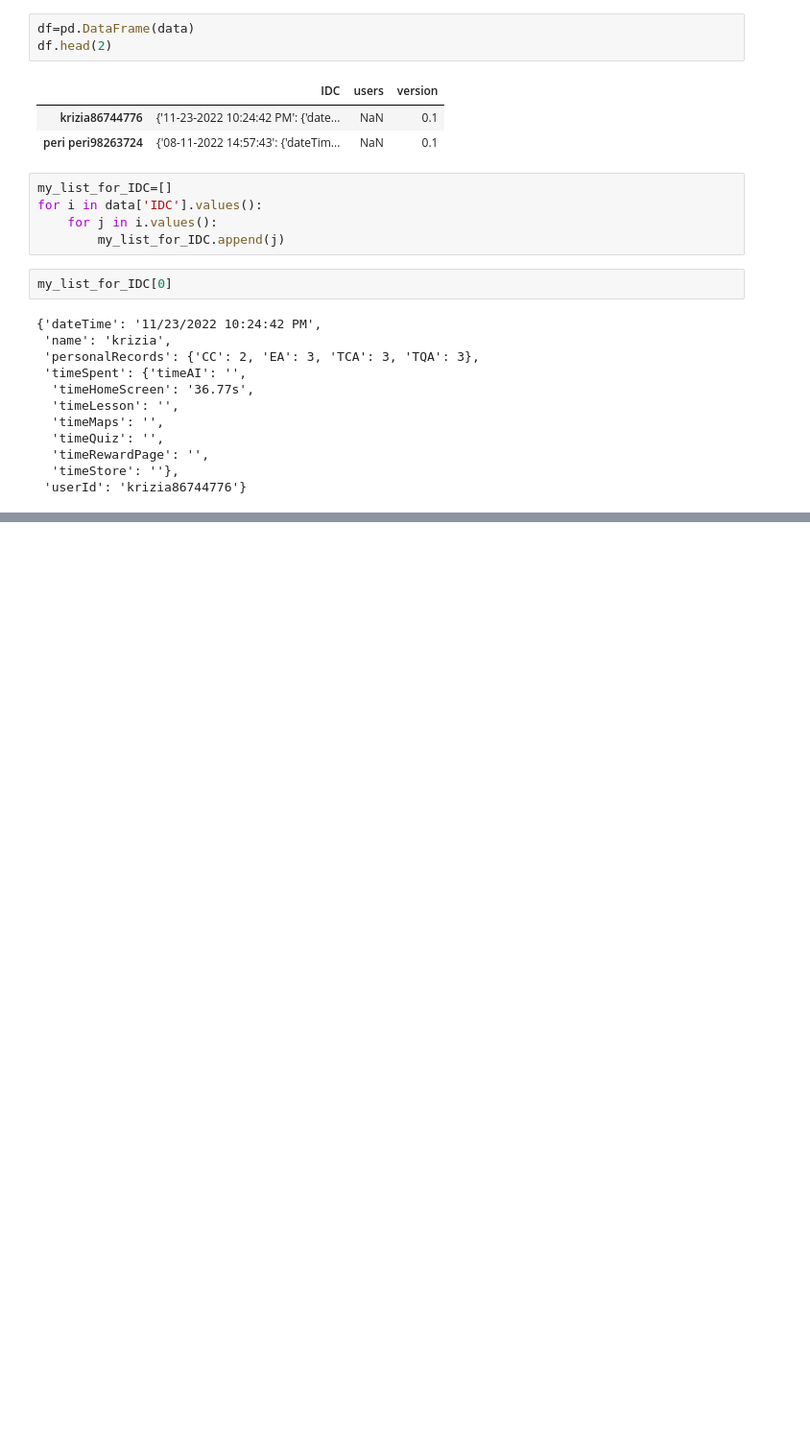
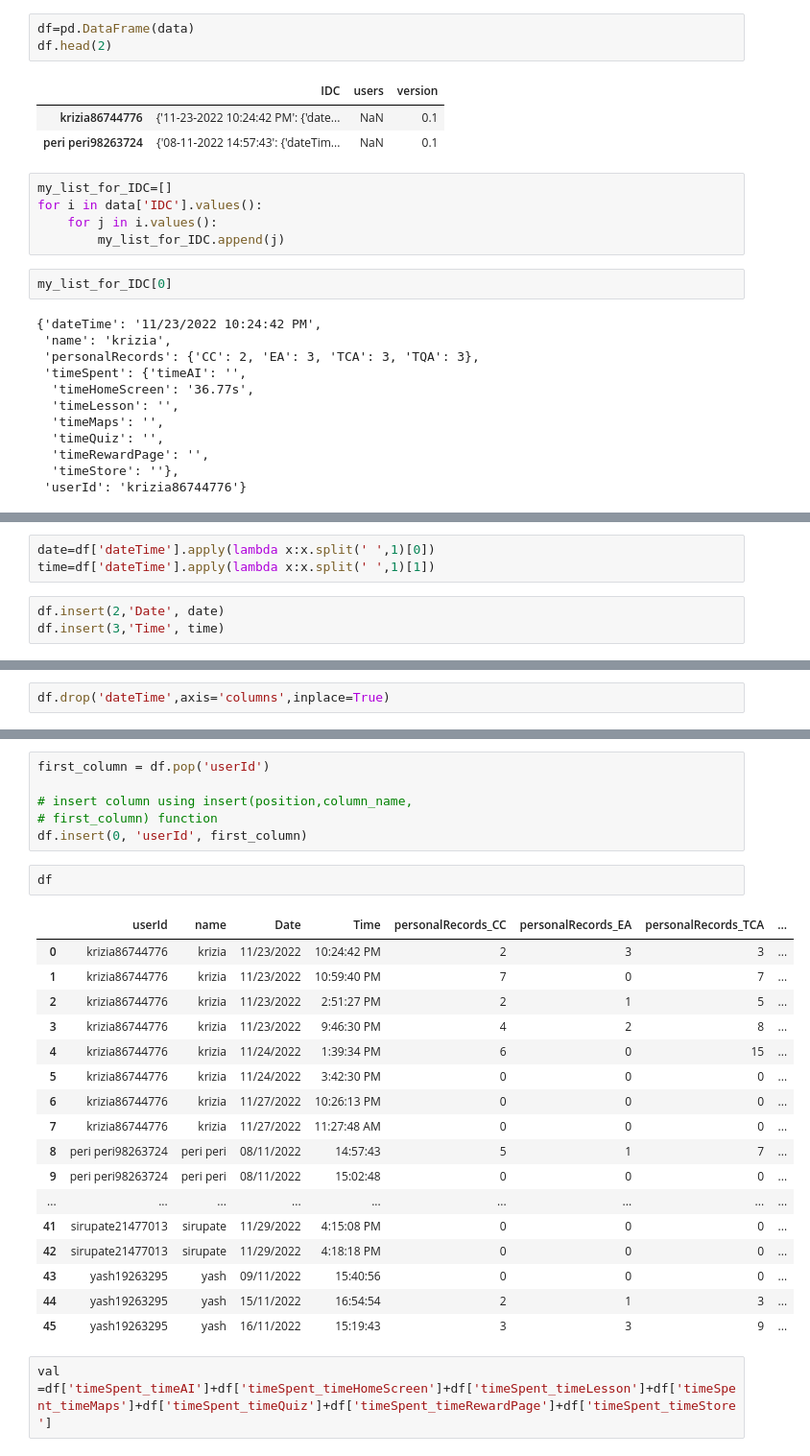
Before and after one commit to Aayush181509/Plotly_Dash_Assignment_for_Otermans, a Jupyter notebook: data_processing.ipynb, the cells around one changed output, grey strips where cells are left out. Shown at 96% size. Saved outputs shown, nothing was run; the diff lists cells and outputs as text; blank space fills up the shorter version.

```diff
--- a/data_processing.ipynb
+++ b/data_processing.ipynb
@@ -45,0 +144,6 @@ new_df.head(3)
+# %%
+date=df['dateTime'].apply(lambda x:x.split(' ',1)[0])
+time=df['dateTime'].apply(lambda x:x.split(' ',1)[1])
+# %%
+df.insert(2,'Date', date)
+df.insert(3,'Time', time)
@@ -45,0 +159,2 @@ new_df.head(3)
+# %%
+df.drop('dateTime',axis='columns',inplace=True)
@@ -45,0 +170,28 @@ new_df.head(3)
+# %%
+first_column = df.pop('userId')
+
+# insert column using insert(position,column_name,
+# first_column) function
+df.insert(0, 'userId', first_column)
+# %%
+df
+# %% [output]
+|  | userId | name | Date | Time | personalRecords_CC | personalRecords_EA | personalRecords_TCA | ... |
+| 0 | krizia86744776 | krizia | 11/23/2022 | 10:24:42 PM | 2 | 3 | 3 | ... |
+| 1 | krizia86744776 | krizia | 11/23/2022 | 10:59:40 PM | 7 | 0 | 7 | ... |
+| 2 | krizia86744776 | krizia | 11/23/2022 | 2:51:27 PM | 2 | 1 | 5 | ... |
+| 3 | krizia86744776 | krizia | 11/23/2022 | 9:46:30 PM | 4 | 2 | 8 | ... |
+| 4 | krizia86744776 | krizia | 11/24/2022 | 1:39:34 PM | 6 | 0 | 15 | ... |
+| 5 | krizia86744776 | krizia | 11/24/2022 | 3:42:30 PM | 0 | 0 | 0 | ... |
+| 6 | krizia86744776 | krizia | 11/27/2022 | 10:26:13 PM | 0 | 0 | 0 | ... |
+| 7 | krizia86744776 | krizia | 11/27/2022 | 11:27:48 AM | 0 | 0 | 0 | ... |
+| 8 | peri peri98263724 | peri peri | 08/11/2022 | 14:57:43 | 5 | 1 | 7 | ... |
+| 9 | peri peri98263724 | peri peri | 08/11/2022 | 15:02:48 | 0 | 0 | 0 | ... |
+| ... | ... | ... | ... | ... | ... | ... | ... | ... |
+| 41 | sirupate21477013 | sirupate | 11/29/2022 | 4:15:08 PM | 0 | 0 | 0 | ... |
+| 42 | sirupate21477013 | sirupate | 11/29/2022 | 4:18:18 PM | 0 | 0 | 0 | ... |
+| 43 | yash19263295 | yash | 09/11/2022 | 15:40:56 | 0 | 0 | 0 | ... |
+| 44 | yash19263295 | yash | 15/11/2022 | 16:54:54 | 2 | 1 | 3 | ... |
+| 45 | yash19263295 | yash | 16/11/2022 | 15:19:43 | 3 | 3 | 9 | ... |
+# %%
+val =df['timeSpent_timeAI']+df['timeSpent_timeHomeScreen']+df['timeSpent_timeLesson']+df['timeSpent_timeMaps']+df['timeSpent_timeQuiz']+df['timeSpent_timeRewardPage']+df['timeSpent_timeStore']
```
Also changed, not shown: parts of 17 cells of this notebook, 5 other files.
